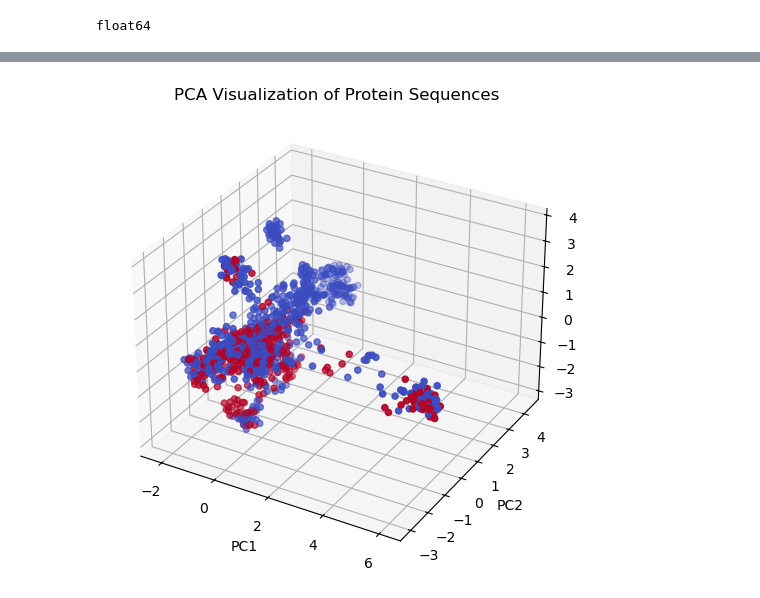
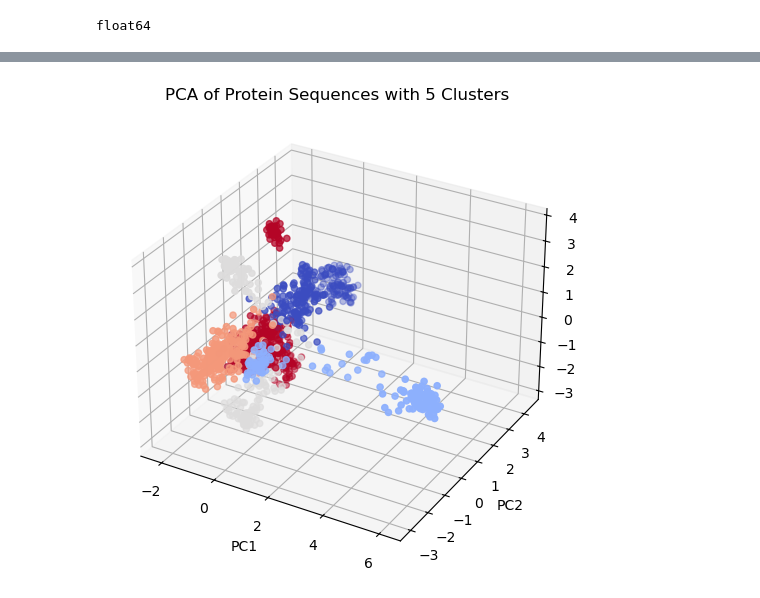
Before and after one commit to thisis450/4ML, a Jupyter notebook: tasks.ipynb, the cells around one changed output, grey strips where cells are left out. Saved outputs shown, nothing was run; the diff lists cells and outputs as text; code cells hidden in the pictures.

```diff
--- a/tasks.ipynb
+++ b/tasks.ipynb
@@ -62,0 +147,16 @@ float64
+# %%
+# Fit PCA without specifying the number of components to compute variance ratios for all components
+X = np.array(encoded_sequences).reshape(len(encoded_sequences), -1)
+pca = PCA().fit(X)
+
+# Plot the explained variance ratio for each principal component
+plt.bar(range(1, len(pca.explained_variance_ratio_) + 1), pca.explained_variance_ratio_)
+plt.xlabel('Number of Components')
+plt.ylabel('Explained Variance')
+plt.show()
+
+# Plot the cumulative explained variance as a function of the number of components
+plt.plot(np.cumsum(pca.explained_variance_ratio_))  # Cumulative sum of explained variance
+plt.xlabel('Number of Components')
+plt.ylabel('Cumulative Explained Variance')
+plt.show()
@@ -63,31 +172,38 @@ float64
 # %%
-import matplotlib.pyplot as plt
-from sklearn.decomposition import PCA
-def pca_visualization(encoded_sequences, labels):
+from sklearn.cluster import KMeans
+def pca_visualization_with_clusters(encoded_sequences, labels, n_clusters=2):
     """
-    使用PCA进行降维并可视化序列数据。
+    使用PCA进行降维、聚类并可视化结果。
     :param encoded_sequences: 独热编码后的序列
-    :param labels: 对应的功能性标签 (0表示非功能性，1表示功能性)
+    :param labels: 功能性标签 (0表示非功能性，1表示功能性)
+    :param n_clusters: 聚类数 (默认3个聚类)
     """
     # 将序列列表转换为二维数组 (样本数, 特征数)
     encoded_sequences = np.array(encoded_sequences).reshape(len(encoded_sequences), -1)
 
-    # 使用PCA降维至3个主成分
-    pca = PCA(n_components=3)
+    # 使用PCA降维至20个主成分
+    pca = PCA(n_components=600)
     pca_result = pca.fit_transform(encoded_sequences)
 
-    # 可视化
+    # 使用KMeans聚类
+    kmeans = KMeans(n_clusters=n_clusters,max_iter=2000000)
+    cluster_labels = kmeans.fit_predict(pca_result)
+
+    # 可视化PCA降维结果与聚类
+
+    #根据聚类结果绘制数据点绘制三维图
     fig = plt.figure(figsize=(8, 6))
     ax = fig.add_subplot(111, projection='3d')
-    ax.scatter(pca_result[:, 0], pca_result[:, 1], pca_result[:, 2], c=labels, cmap='coolwarm')
+    ax.scatter(pca_result[:, 0], pca_result[:, 1], pca_result[:, 2], c=cluster_labels, cmap='coolwarm')
     ax.set_xlabel('PC1')
     ax.set_ylabel('PC2')
     ax.set_zlabel('PC3')
     plt.title('PCA Visualization of Protein Sequences')
+    plt.title(f'PCA of Protein Sequences with {n_clusters} Clusters')
     plt.show()
 
-# 读取FASTA文件、编码序列并进行PCA可视化
 encoded_sequences, labels = process_fasta(file_path)
-pca_visualization(encoded_sequences, labels)
+
+pca_visualization_with_clusters(encoded_sequences, labels, n_clusters=5)
 # %% [output]
-[figure, old version]
+[figure, new version]
```
Also changed, not shown: parts of 8 cells of this notebook, 8 other files.
